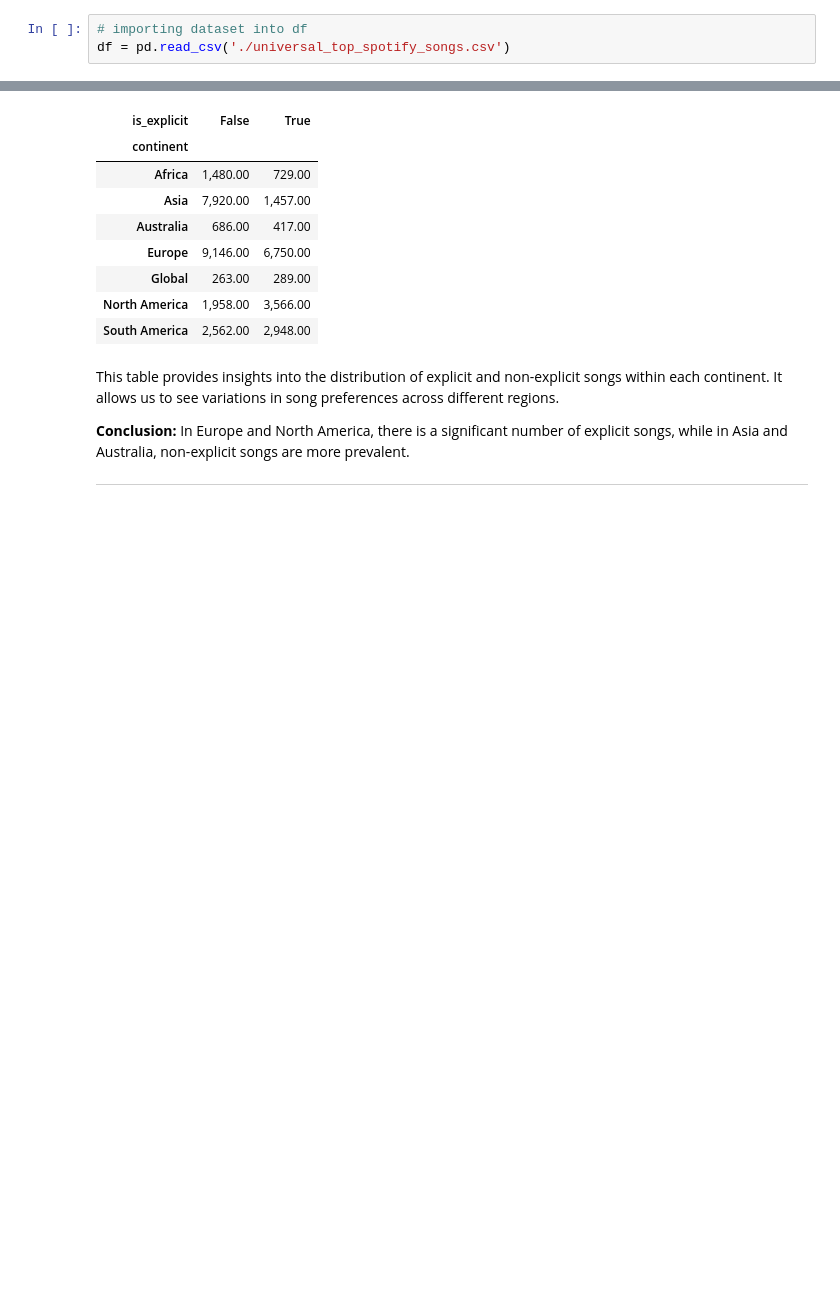
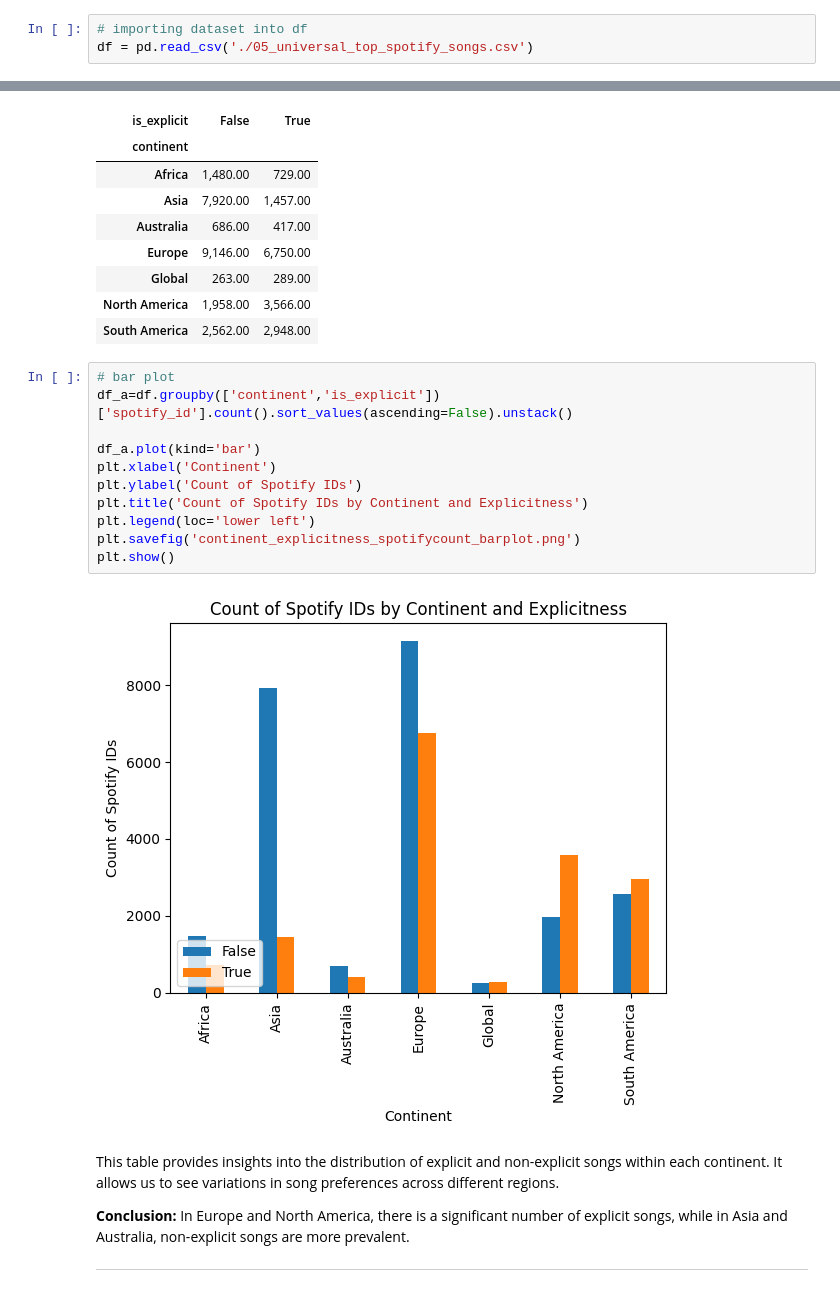
Before and after one commit to ahsanbt/ihsanbt, a Jupyter notebook: top_spotify_songs_EDA.ipynb, the cells around one changed output, grey strips where cells are left out. Cells and saved outputs as stored; diff of their text form; blank space fills up the shorter version.

```diff
--- a/top_spotify_songs_EDA.ipynb
+++ b/top_spotify_songs_EDA.ipynb
@@ -104,4 +128,4 @@ warnings.simplefilter(action='ignore')
 # %%
 # importing dataset into df
-df = pd.read_csv('./universal_top_spotify_songs.csv')
+df = pd.read_csv('./05_universal_top_spotify_songs.csv')
 # %% [markdown]
@@ -392,6 +428,19 @@ df_a.map(nf2)
 | Global | 263.00 | 289.00 |
 | North America | 1,958.00 | 3,566.00 |
 | South America | 2,562.00 | 2,948.00 |
+# %%
+# bar plot
+df_a=df.groupby(['continent','is_explicit'])['spotify_id'].count().sort_values(ascending=False).unstack()
+
+df_a.plot(kind='bar')
+plt.xlabel('Continent')
+plt.ylabel('Count of Spotify IDs')
+plt.title('Count of Spotify IDs by Continent and Explicitness')
+plt.legend(loc='lower left')
+plt.savefig('continent_explicitness_spotifycount_barplot.png')
+plt.show()
+# %% [output]
+[figure, added]
 # %% [markdown]
 This table provides insights into the distribution of explicit and non-explicit songs within each continent. It allows us to see variations in song preferences across different regions.
 
```
Also changed, not shown: parts of 79 cells of this notebook.
